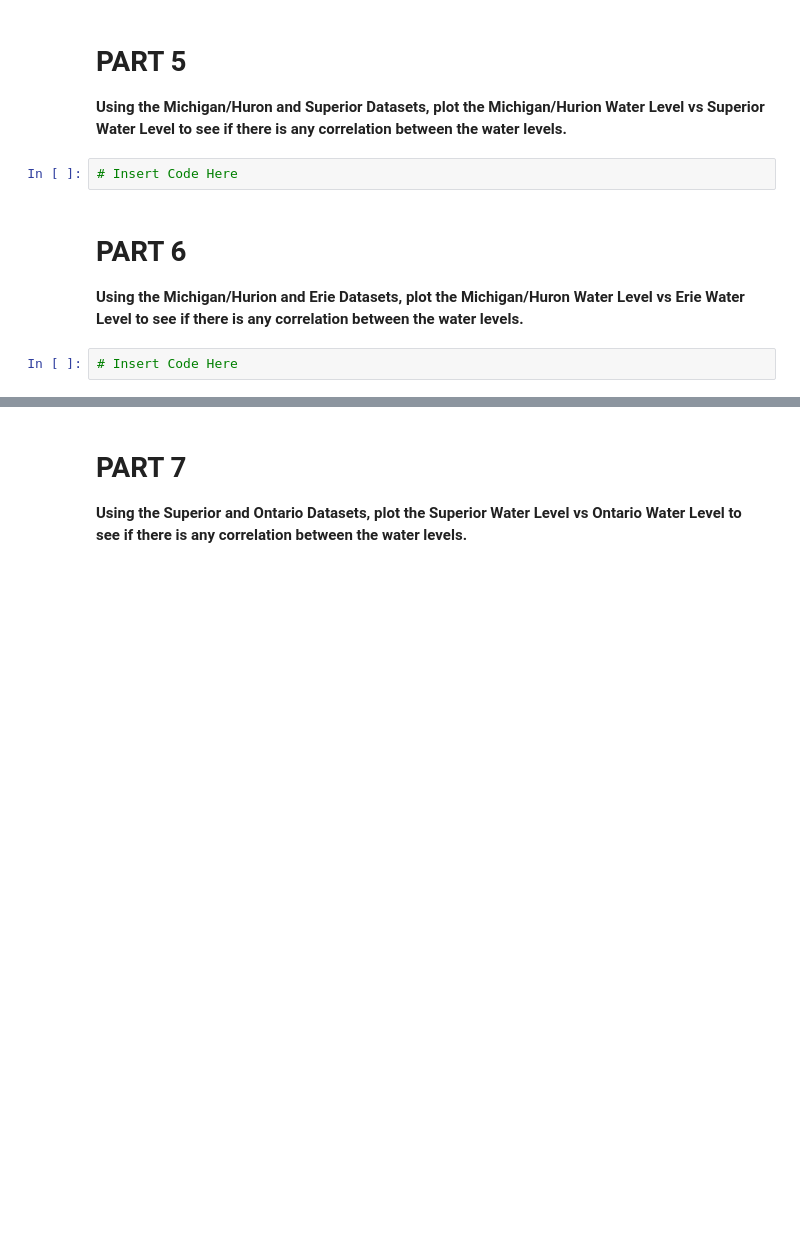
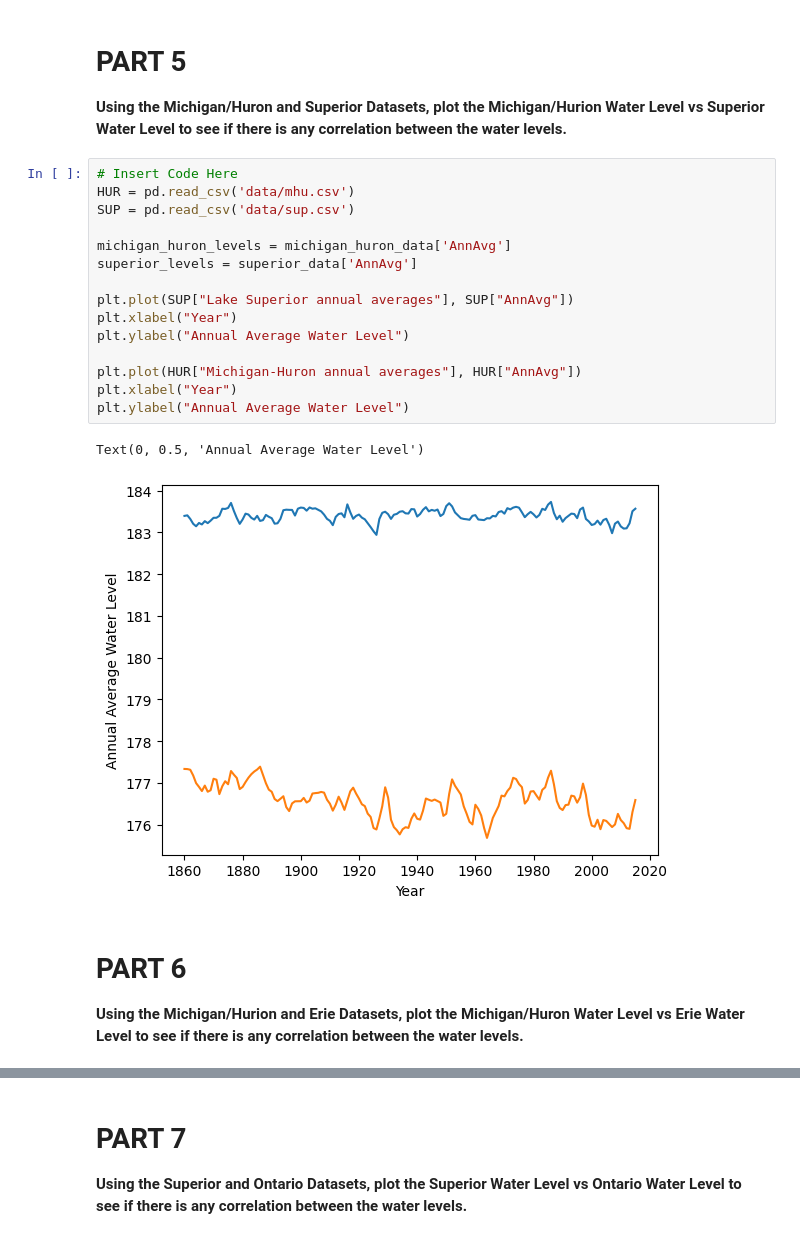
Before and after one commit to stulleth/CMSE202_Git_Started, a Jupyter notebook: Great_Lakes_and_Grand_River.ipynb, the cells around one changed output, grey strips where cells are left out. Cells and saved outputs as stored; diff of their text form; blank space fills up the shorter version.

```diff
--- a/Great_Lakes_and_Grand_River.ipynb
+++ b/Great_Lakes_and_Grand_River.ipynb
@@ -66,11 +66,25 @@ Text(0, 0.5, 'Annual Average Water Level')
 # PART 5
 
 **Using the Michigan/Huron and Superior Datasets, plot the Michigan/Hurion Water Level vs Superior Water Level to see if there is any correlation between the water levels.**
-# %%
-# Insert Code Here
+# %%
+# Insert Code Here
+HUR = pd.read_csv('data/mhu.csv')
+SUP = pd.read_csv('data/sup.csv')
+
+michigan_huron_levels = michigan_huron_data['AnnAvg']
+superior_levels = superior_data['AnnAvg']
+
+plt.plot(SUP["Lake Superior annual averages"], SUP["AnnAvg"])
+plt.xlabel("Year")
+plt.ylabel("Annual Average Water Level")
+
+plt.plot(HUR["Michigan-Huron annual averages"], HUR["AnnAvg"])
+plt.xlabel("Year")
+plt.ylabel("Annual Average Water Level")
+# %% [output]
+Text(0, 0.5, 'Annual Average Water Level')
+[figure, added]
 # %% [markdown]
 # PART 6
 
 **Using the Michigan/Hurion and Erie Datasets, plot the Michigan/Huron Water Level vs Erie Water Level to see if there is any correlation between the water levels.**
-# %%
-# Insert Code Here
```
Also changed, not shown: parts of 1 cell of this notebook.
